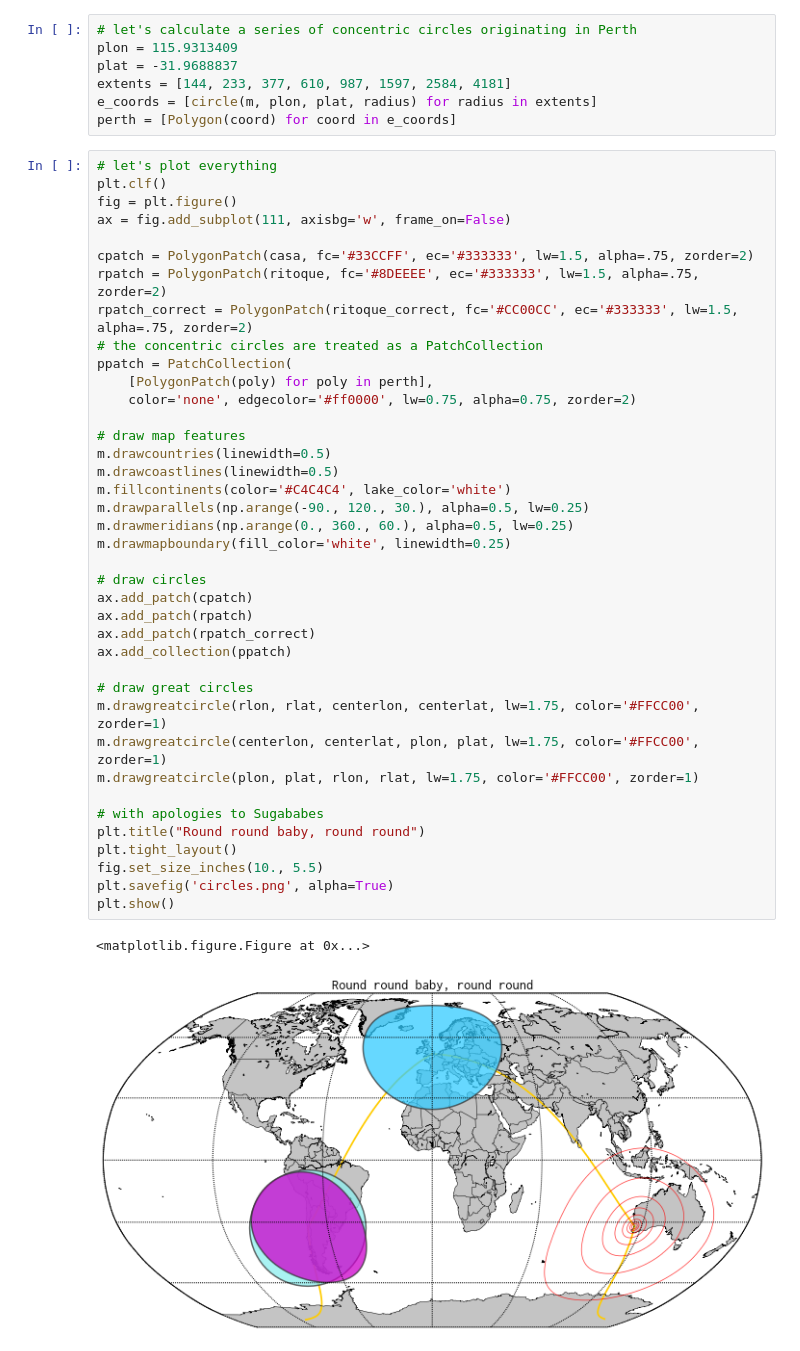
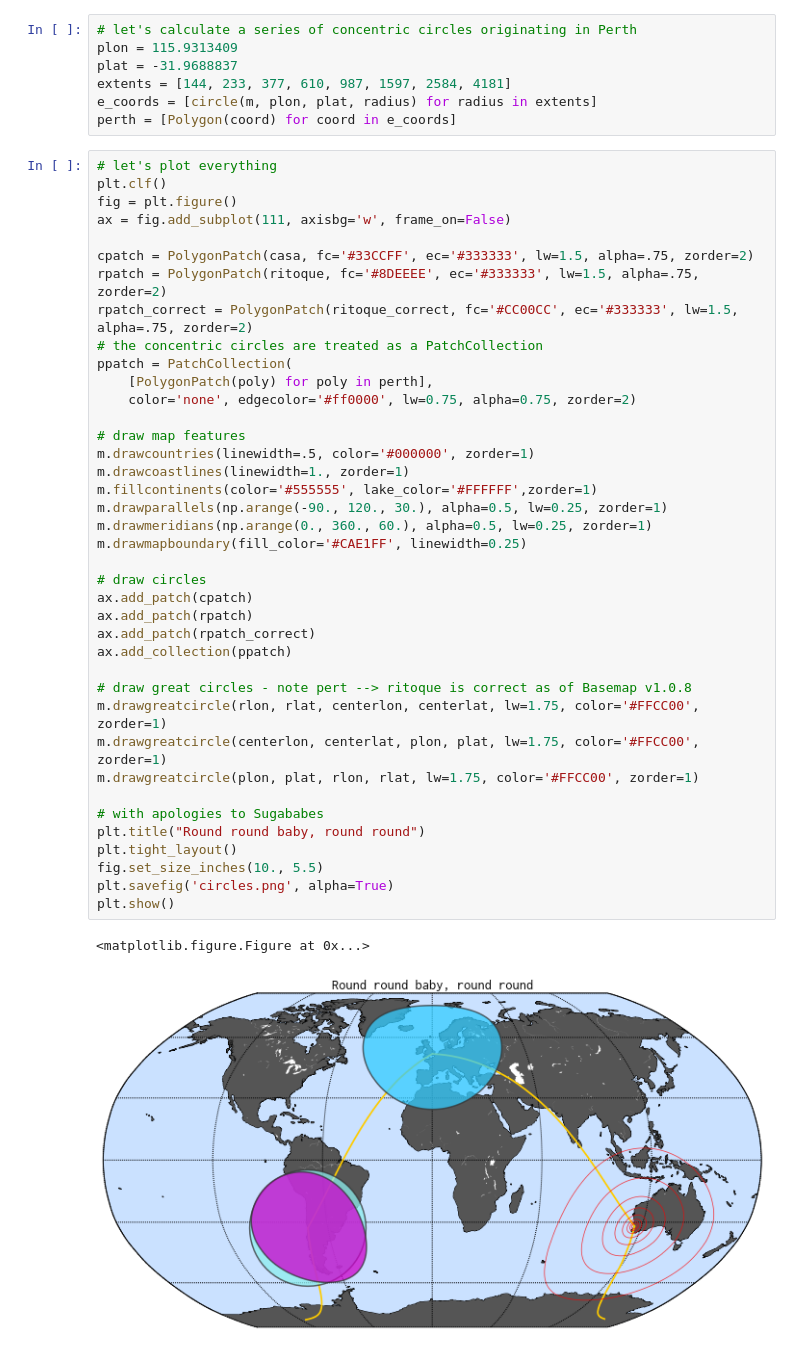
Before and after one commit to urschrei/Circles, a Jupyter notebook: circles.ipynb, the cells around one changed output. Drawn from its saved outputs; the diff is of its cells as text.

```diff
--- a/circles.ipynb
+++ b/circles.ipynb
@@ -39,38 +39,38 @@ fig = plt.figure()
 ax = fig.add_subplot(111, axisbg='w', frame_on=False)
 
 cpatch = PolygonPatch(casa, fc='#33CCFF', ec='#333333', lw=1.5, alpha=.75, zorder=2)
 rpatch = PolygonPatch(ritoque, fc='#8DEEEE', ec='#333333', lw=1.5, alpha=.75, zorder=2)
 rpatch_correct = PolygonPatch(ritoque_correct, fc='#CC00CC', ec='#333333', lw=1.5, alpha=.75, zorder=2)
 # the concentric circles are treated as a PatchCollection
 ppatch = PatchCollection(
     [PolygonPatch(poly) for poly in perth],
     color='none', edgecolor='#ff0000', lw=0.75, alpha=0.75, zorder=2)
 
 # draw map features
-m.drawcountries(linewidth=0.5)
-m.drawcoastlines(linewidth=0.5)
-m.fillcontinents(color='#C4C4C4', lake_color='white')
-m.drawparallels(np.arange(-90., 120., 30.), alpha=0.5, lw=0.25)
-m.drawmeridians(np.arange(0., 360., 60.), alpha=0.5, lw=0.25)
-m.drawmapboundary(fill_color='white', linewidth=0.25)
+m.drawcountries(linewidth=.5, color='#000000', zorder=1)
+m.drawcoastlines(linewidth=1., zorder=1)
+m.fillcontinents(color='#555555', lake_color='#FFFFFF',zorder=1)
+m.drawparallels(np.arange(-90., 120., 30.), alpha=0.5, lw=0.25, zorder=1)
+m.drawmeridians(np.arange(0., 360., 60.), alpha=0.5, lw=0.25, zorder=1)
+m.drawmapboundary(fill_color='#CAE1FF', linewidth=0.25)
 
 # draw circles
 ax.add_patch(cpatch)
 ax.add_patch(rpatch)
 ax.add_patch(rpatch_correct)
 ax.add_collection(ppatch)
 
-# draw great circles
+# draw great circles - note pert --> ritoque is correct as of Basemap v1.0.8
 m.drawgreatcircle(rlon, rlat, centerlon, centerlat, lw=1.75, color='#FFCC00', zorder=1)
 m.drawgreatcircle(centerlon, centerlat, plon, plat, lw=1.75, color='#FFCC00', zorder=1)
 m.drawgreatcircle(plon, plat, rlon, rlat, lw=1.75, color='#FFCC00', zorder=1)
 
 # with apologies to Sugababes
 plt.title("Round round baby, round round")
 plt.tight_layout()
 fig.set_size_inches(10., 5.5)
 plt.savefig('circles.png', alpha=True)
 plt.show()
 # %% [output]
 <matplotlib.figure.Figure at 0x...>
-[figure, old version]
+[figure, new version]
```
Also changed, not shown: 1 other file.
